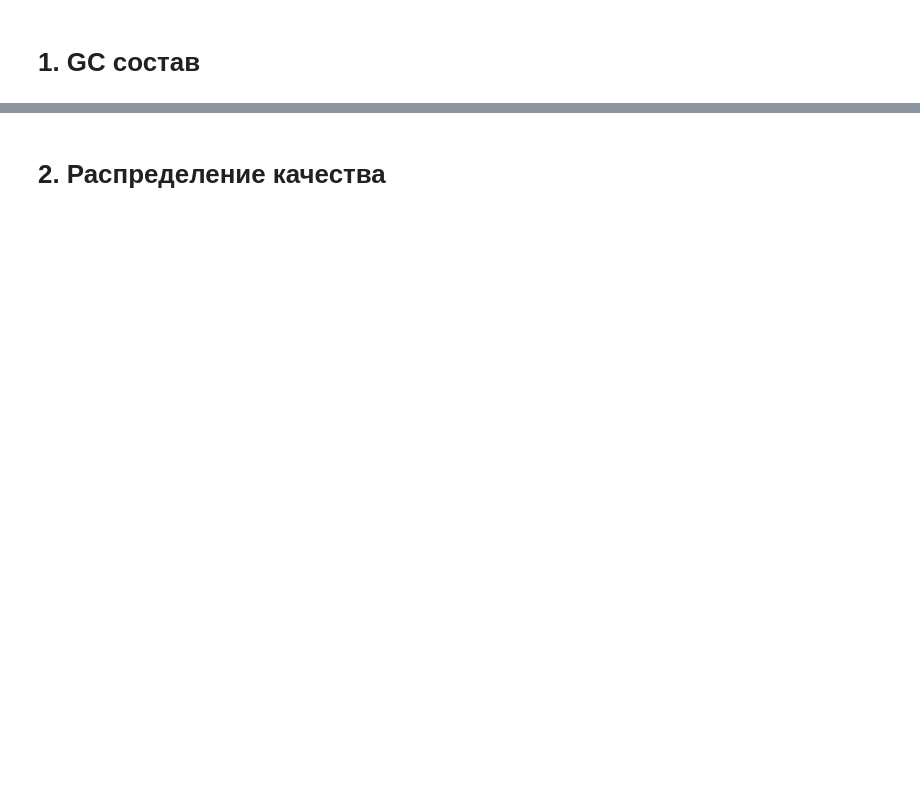
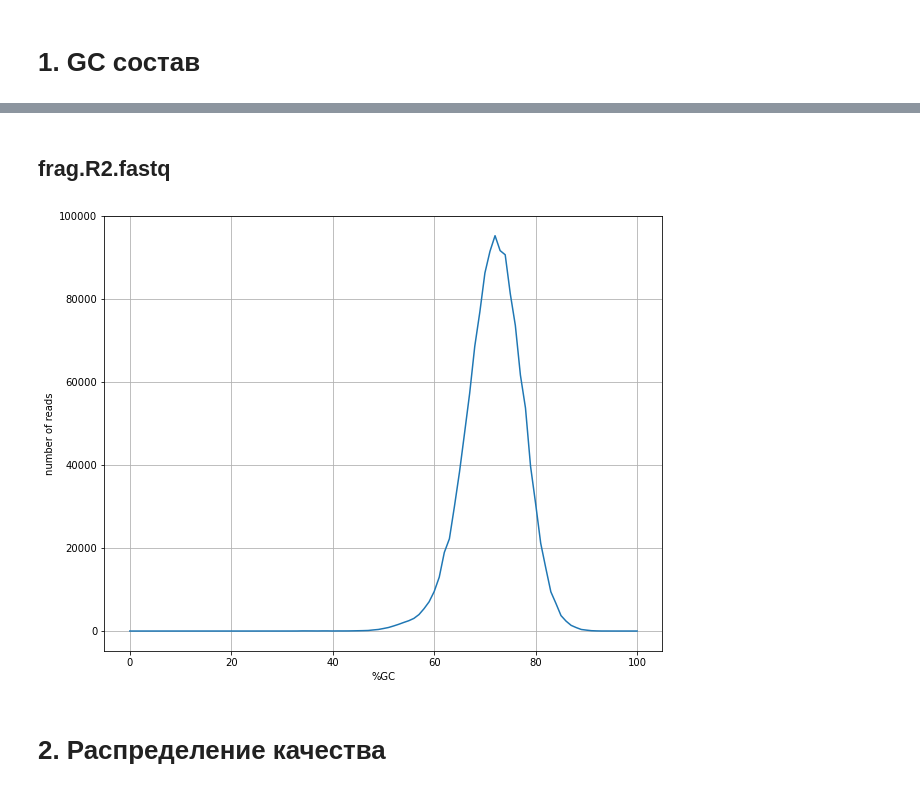
Before and after one commit to yegorov-boris/ngs, a Jupyter notebook: hw1/hw1.ipynb, the cells around one changed output, grey strips where cells are left out. Drawn from its saved outputs; the diff is of its cells as text; code cells hidden in the pictures; blank space fills up the shorter version.

```diff
--- a/hw1/hw1.ipynb
+++ b/hw1/hw1.ipynb
@@ -3,2 +83,8 @@
+# %% [markdown]
+## frag.R2.fastq
+# %%
+gc('frag.R2.fastq')
+# %% [output]
+[figure, added]
 # %% [markdown]
 # 2. Распределение качества
```
Also changed, not shown: parts of 17 cells of this notebook.
